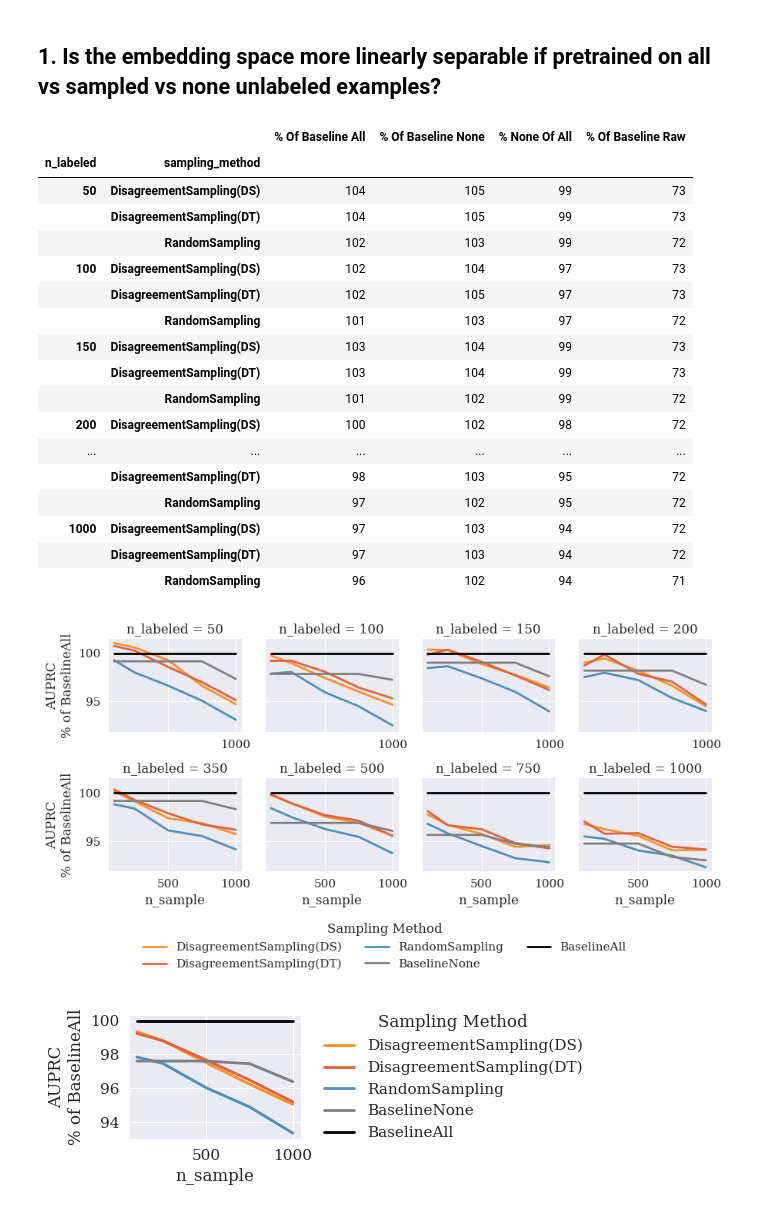
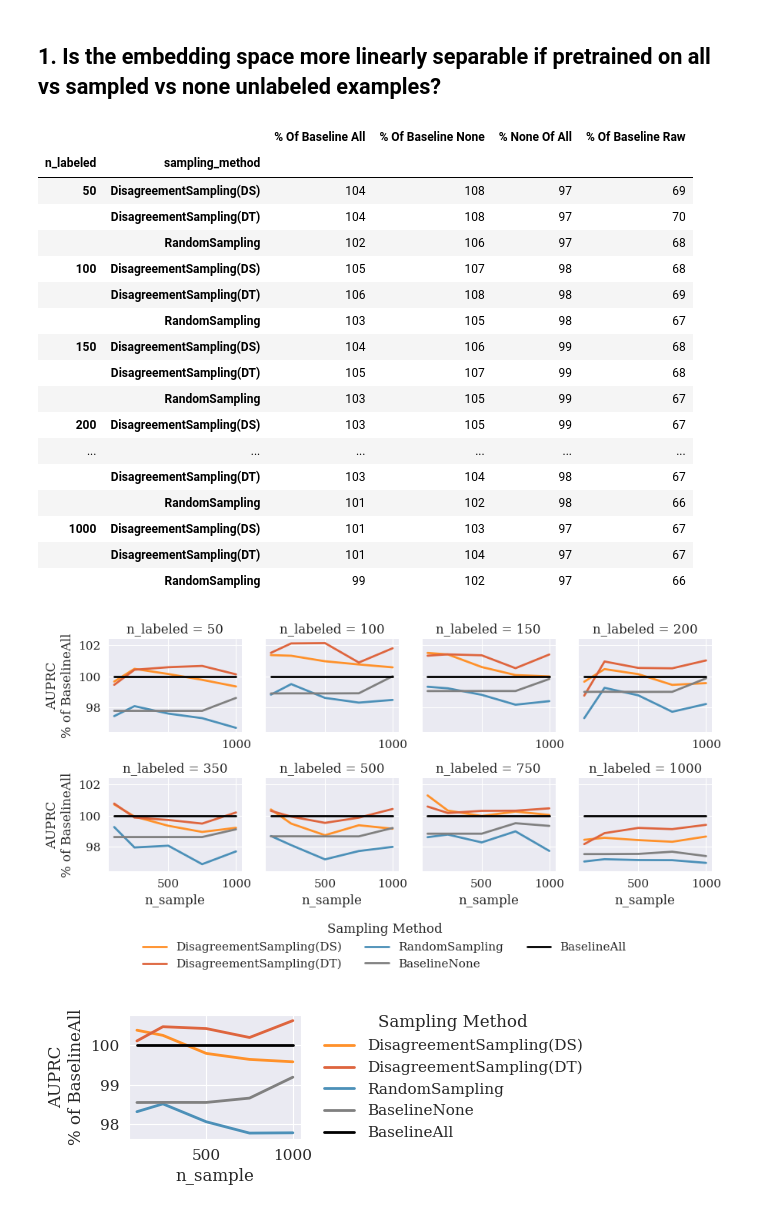
Before and after one commit to sintija-s/sudssl, a Jupyter notebook: 2_evaluation_embedding.ipynb, the cells around one changed output. Drawn from its saved outputs; the diff is of its cells as text; code cells hidden in the pictures.

Commit message:
add results for both models

```diff
--- a/2_evaluation_embedding.ipynb
+++ b/2_evaluation_embedding.ipynb
@@ -43,19 +32,21 @@ KeyboardInterrupt:
+# %%
+RESULTS_FOLDER = "aggregated_results_2"
+USE_MODEL = "both"
+# %%
+clustering_df, linear_probing_df = get_all_linear_evaluation_results(RESULTS_FOLDER)
+clustering_df, linear_probing_df = clean_linear_probing_results(clustering_df, linear_probing_df)
 # %%
 # Pivot table with baselines
 
 join_keys = ['dataset', 'seed', 'n_labeled', 'metric', 'model']
 
-linear_performance_pivot = pivot_linear_probing_results(final_linear_probing_df, join_keys)
+linear_performance_pivot = pivot_linear_probing_results(linear_probing_df, join_keys)
 
 # Average across seeds
 average_performance_per_seed = linear_performance_pivot.groupby(['dataset', 'n_labeled', 'n_sample', 'sampling_method', 'metric', 'bracket', 'model'])[['value', 'baseline_none', 'baseline_all', 'baseline_raw_features']].mean().reset_index()
 
-best_performance_per_bracket = get_best_performing_per_metric(average_performance_per_seed,
-                                                 aggregation_group=['dataset', 'n_labeled', 'sampling_method', 'n_sample'],
-                                                 metric='balanced_accuracy_test')
+best_performance_per_bracket = get_best_performing_per_metric(average_performance_per_seed, aggregation_group=['dataset', 'n_labeled', 'sampling_method', 'n_sample', 'model'], metric='auprc_macro_test')
 
-best_performance_per_nunlabeled_and_bracket = get_best_performing_per_metric(average_performance_per_seed,
-                                                 aggregation_group=['dataset', 'n_labeled', 'sampling_method'],
-                                                 metric='balanced_accuracy_test')
+best_performance_per_nunlabeled_and_bracket = get_best_performing_per_metric(average_performance_per_seed,aggregation_group=['dataset', 'n_labeled', 'sampling_method', 'model'],metric='auprc_macro_test')
 # %% [markdown]
 ## 1. Is the embedding space more linearly separable if pretrained on all vs sampled vs none unlabeled examples?
@@ -70,53 +53,49 @@ q1_df['none_of_all'] = (q1_df['baseline_none'] / q1_df['baseline_all'])*100
 # %%
+q1_df = make_baselines_for_q1(USE_MODEL, best_performance_per_nunlabeled_and_bracket)
 value_columns = ['of_baseline_all', 'of_baseline_none', 'none_of_all', 'of_baseline_raw']
 q1_answer = get_pivot_table_for_q1(q1_df, value_columns, aggregation='mean')
 q1_answer
 # %% [output]
 |  |  | % Of Baseline All | % Of Baseline None | % None Of All | % Of Baseline Raw |
 | n_labeled | sampling_method |  |  |  |  |
-| 50 | DisagreementSampling(DS) | 104 | 105 | 99 | 73 |
-|  | DisagreementSampling(DT) | 104 | 105 | 99 | 73 |
-|  | RandomSampling | 102 | 103 | 99 | 72 |
-| 100 | DisagreementSampling(DS) | 102 | 104 | 97 | 73 |
-|  | DisagreementSampling(DT) | 102 | 105 | 97 | 73 |
-|  | RandomSampling | 101 | 103 | 97 | 72 |
-| 150 | DisagreementSampling(DS) | 103 | 104 | 99 | 73 |
-|  | DisagreementSampling(DT) | 103 | 104 | 99 | 73 |
-|  | RandomSampling | 101 | 102 | 99 | 72 |
-| 200 | DisagreementSampling(DS) | 100 | 102 | 98 | 72 |
+| 50 | DisagreementSampling(DS) | 104 | 108 | 97 | 69 |
+|  | DisagreementSampling(DT) | 104 | 108 | 97 | 70 |
+|  | RandomSampling | 102 | 106 | 97 | 68 |
+| 100 | DisagreementSampling(DS) | 105 | 107 | 98 | 68 |
+|  | DisagreementSampling(DT) | 106 | 108 | 98 | 69 |
+|  | RandomSampling | 103 | 105 | 98 | 67 |
+| 150 | DisagreementSampling(DS) | 104 | 106 | 99 | 68 |
+|  | DisagreementSampling(DT) | 105 | 107 | 99 | 68 |
+|  | RandomSampling | 103 | 105 | 99 | 67 |
+| 200 | DisagreementSampling(DS) | 103 | 105 | 99 | 67 |
 | ... | ... | ... | ... | ... | ... |
-|  | DisagreementSampling(DT) | 98 | 103 | 95 | 72 |
-|  | RandomSampling | 97 | 102 | 95 | 72 |
-| 1000 | DisagreementSampling(DS) | 97 | 103 | 94 | 72 |
-|  | DisagreementSampling(DT) | 97 | 103 | 94 | 72 |
-|  | RandomSampling | 96 | 102 | 94 | 71 |
+|  | DisagreementSampling(DT) | 103 | 104 | 98 | 67 |
+|  | RandomSampling | 101 | 102 | 98 | 66 |
+| 1000 | DisagreementSampling(DS) | 101 | 103 | 97 | 67 |
+|  | DisagreementSampling(DT) | 101 | 104 | 97 | 67 |
+|  | RandomSampling | 99 | 102 | 97 | 66 |
 # %%
 # Start from the best_performance_per_bracket DataFrame
 df_plot = best_performance_per_bracket.copy()
+
 df_plot['% of BaselineAll'] = 100 * df_plot['value'] / df_plot['baseline_all']
 df_plot['sampling_method'] = df_plot['sampling_method'].astype(str)
 
 # BaselineNone line
-df_none = df_plot[['n_sample', 'n_labeled', 'baseline_none', 'baseline_all']].copy()
+df_none = df_plot[['model', 'n_sample', 'n_labeled', 'baseline_none', 'baseline_all']].copy()
 df_none['% of BaselineAll'] = 100 * df_none['baseline_none'] / df_none['baseline_all']
 df_none['sampling_method'] = 'BaselineNone'
 df_none = df_none[['n_sample', 'n_labeled', 'sampling_method', '% of BaselineAll']]
 
 # BaselineAll line
-df_all = df_plot[['n_sample', 'n_labeled']].drop_duplicates().copy()
+df_all = df_plot[['model', 'n_sample', 'n_labeled']].drop_duplicates().copy()
 df_all['% of BaselineAll'] = 100
 df_all['sampling_method'] = 'BaselineAll'
 df_all = df_all[['n_sample', 'n_labeled', 'sampling_method', '% of BaselineAll']]
 
-# # BaselineRawFeatures line
-# df_raw = best_performance_per_bracket[['n_sample', 'n_labeled', 'baseline_raw_features', 'baseline_all']].copy()
-# df_raw['% of BaselineAll'] = 100 * df_raw['baseline_raw_features'] / df_raw['baseline_all']
-# df_raw['sampling_method'] = 'BaselineRawFeatures'
-# df_raw = df_raw[['n_sample', 'n_labeled', 'sampling_method', '% of BaselineAll']]
-
 # Concatenate all lines
 df_plot = pd.concat([
-    df_plot[['n_sample', 'n_labeled', 'sampling_method', '% of BaselineAll']],
+    df_plot[['model', 'n_sample', 'n_labeled', 'sampling_method', '% of BaselineAll']],
     df_none,
     df_all,
     # df_raw
@@ -139,39 +118,44 @@ g = sns.relplot(
     y='% of BaselineAll',
     hue='sampling_method',
     col='n_labeled',
     kind='line',
     palette=color_dict,
     facet_kws={'sharey': True, 'sharex': True},
     col_wrap=4,
     errorbar=None,
     height=2, aspect=0.8,
 )
 
 g.set_axis_labels('n_sample', 'AUPRC\n% of BaselineAll')
 
 # Force legend creation if missing
 g._legend.remove()
 g._legend = g.fig.legend(
     handles=g._legend_data.values(),
     labels=g._legend_data.keys(),
     title='Sampling Method',
     loc='lower center',
     bbox_to_anchor=(0.5, -0.2),
     ncol=3,
     frameon=False
 )
 
 plt.subplots_adjust(bottom=0.25)  # Adjust space to make room
 plt.tight_layout()
 plt.savefig('plots/1_2_nsample_split_by_nlabeled_embedding_space.pdf', bbox_inches='tight')
 plt.show()
 # %% [output]
-[figure, old version]
+[figure, new version]
 # %%
+if USE_MODEL=="both":
+    df_tmp = df_plot.copy()
+else:
+    df_tmp = df_plot.loc[df_plot['model'] == USE_MODEL].copy()
+
 fig, ax = plt.subplots(figsize=(6, 2))  # Set width and height in inches
 
 g = sns.lineplot(
-    data=df_plot,
+    data=df_tmp,
     x='n_sample',
     y='% of BaselineAll',
     hue='sampling_method',
@@ -196,7 +180,7 @@ plt.tight_layout()
 plt.savefig('plots/1_2_nsample_embedding_space.pdf', bbox_inches='tight')
 plt.show()
 # %% [output]
-[figure, old version]
+[figure, new version]
 # %%
 # Filter for the metric of interest
 df_plot = linear_performance_pivot[linear_performance_pivot['metric'] == 'auprc_macro_test']
```
Also changed, not shown: parts of 6 cells of this notebook, 6 other files.
